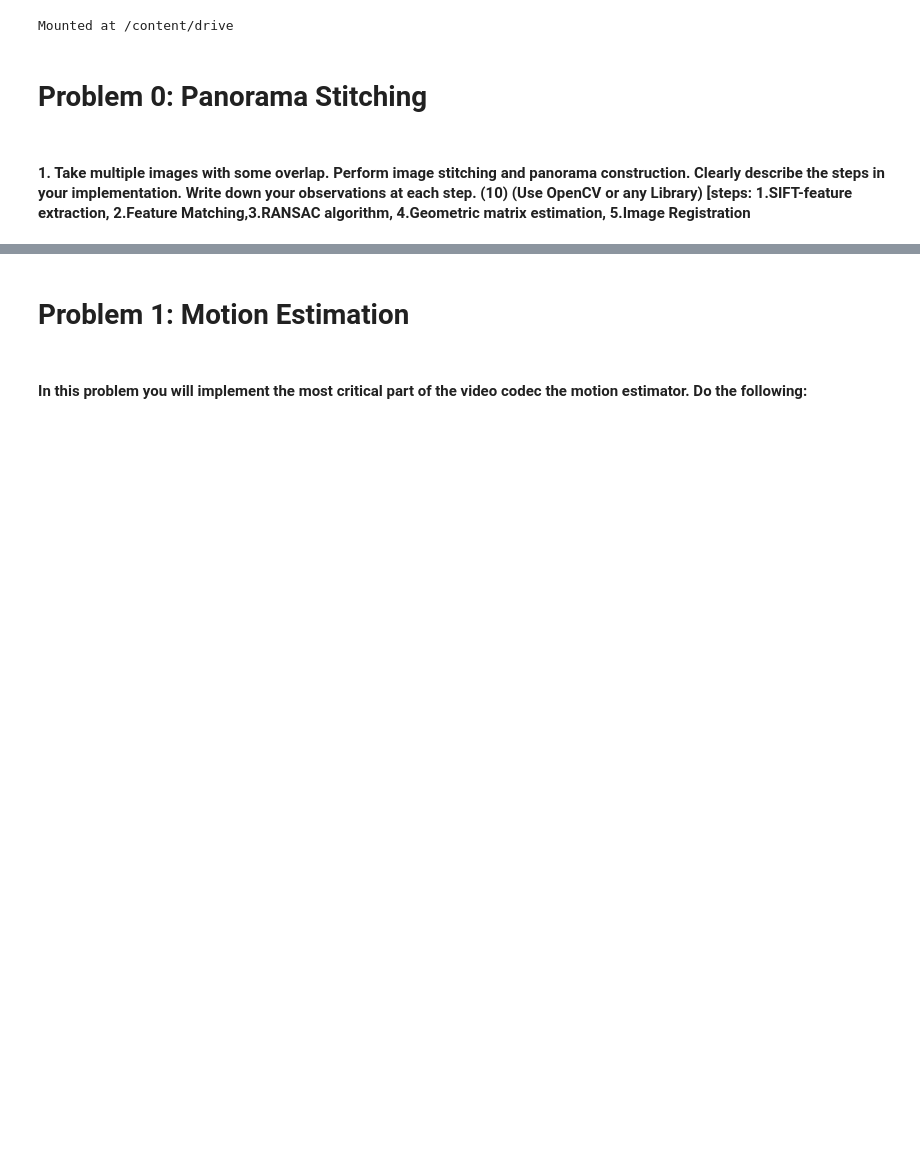
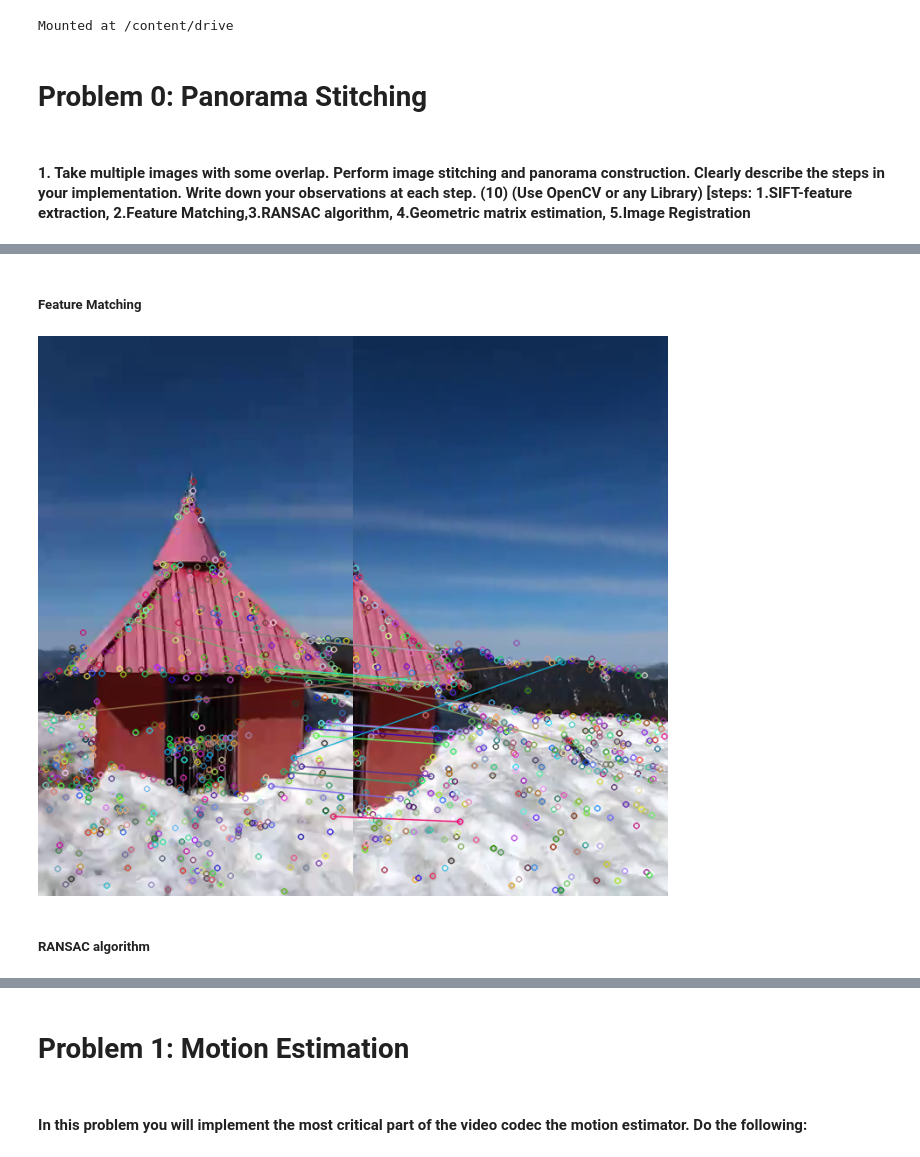
Before and after one commit to shashankkapoor/Digital_Image_Processing_EE608, a Jupyter notebook: s22022_hw4/s22022_hw4.ipynb, the cells around one changed output, grey strips where cells are left out. Drawn from its saved outputs; the diff is of its cells as text; code cells hidden in the pictures; blank space fills up the shorter version.

```diff
--- a/s22022_hw4/s22022_hw4.ipynb
+++ b/s22022_hw4/s22022_hw4.ipynb
@@ -126,0 +47,32 @@ cv2.destroyAllWindows()
+# %% [markdown]
+##### Feature Matching
+# %%
+def Feature_matching():
+
+  keypoints1, descriptors1, image1 = Feature_extraction('/content/drive/MyDrive/Digital_Image_Processing_EE608/s22022_hw4/Data/frame_1.jpg')
+  keypoints2, descriptors2, image2 = Feature_extraction('/content/drive/MyDrive/Digital_Image_Processing_EE608/s22022_hw4/Data/frame_44.jpg')
+
+  # Create BFMatcher object
+  matcher = cv2.BFMatcher()
+
+  # Match descriptors between images
+  matches = matcher.match(descriptors1, descriptors2)
+
+  # Sort matches by distance
+  matches = sorted(matches, key=lambda x: x.distance)
+
+  # Draw top 10 matches on input images
+  image_with_matches = cv2.drawMatches(image1, keypoints1, image2, keypoints2, matches[:20], None)
+
+  # Display result
+  #cv2.imshow('Image with matches', image_with_matches)
+  cv2.waitKey(0)
+  cv2.destroyAllWindows()
+  return  image_with_matches,matches,keypoints1,keypoints2,image1,image2
+# %%
+image,_,_,_,_,_=Feature_matching()
+cv2_imshow(image)
+# %% [output]
+[figure, added]
+# %% [markdown]
+##### RANSAC algorithm
```
Also changed, not shown: parts of 15 cells of this notebook.
